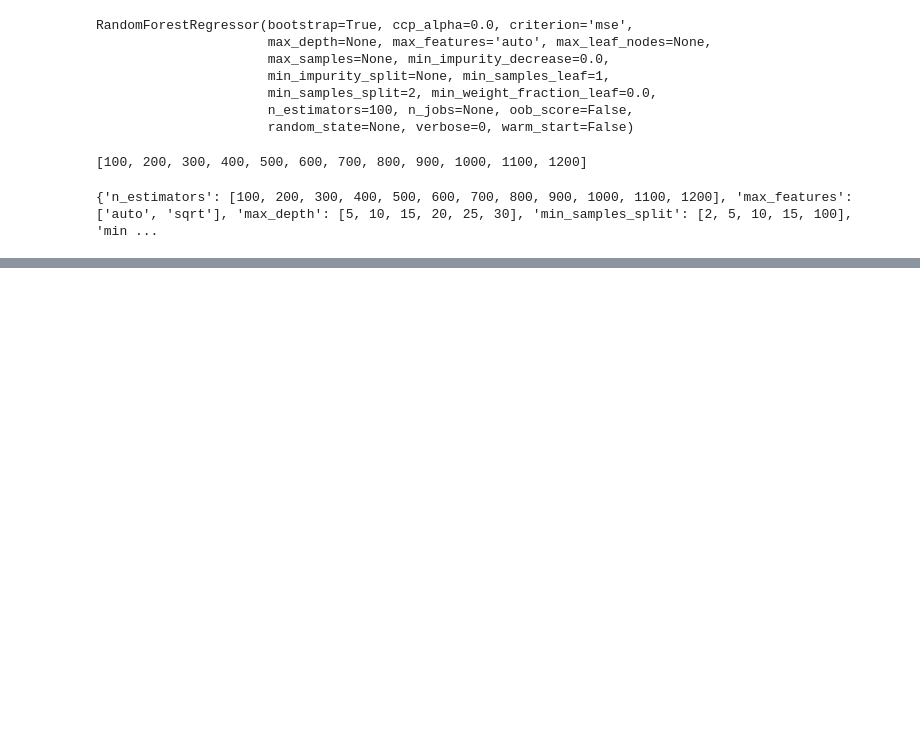
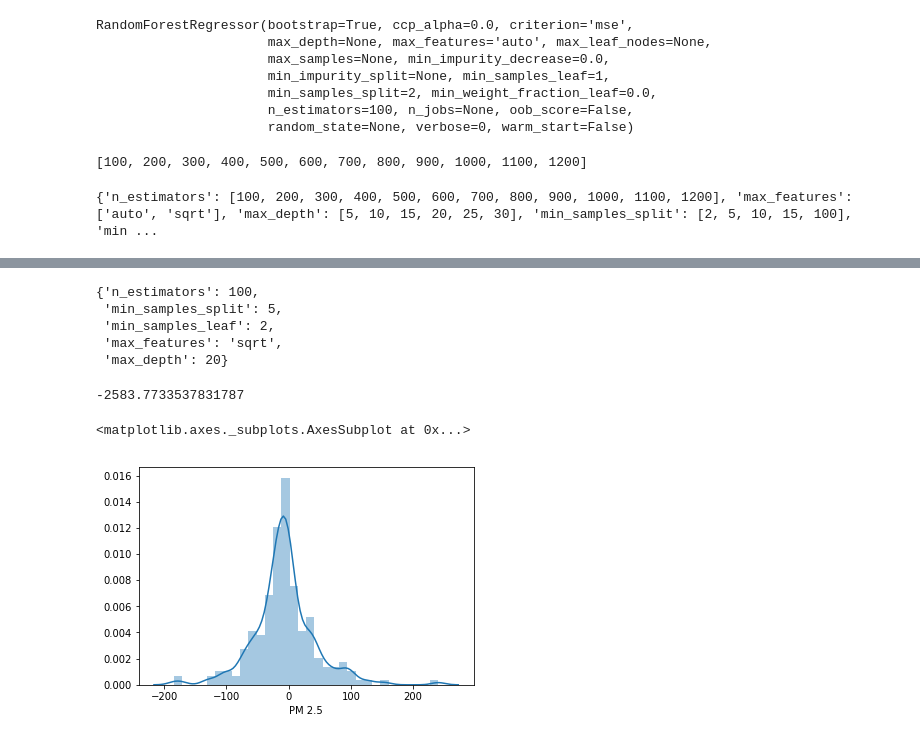
Before and after one commit to ebin0402/Air_Quality_Index_Prediction, a Jupyter notebook: RandomForestRegressor.ipynb, the cells around one changed output, grey strips where cells are left out. Drawn from its saved outputs; the diff is of its cells as text; code cells hidden in the pictures; blank space fills up the shorter version.

Commit message:
AQI Decision tree regression model and random forest regression model

```diff
--- a/RandomForestRegressor.ipynb
+++ b/RandomForestRegressor.ipynb
@@ -253,0 +272,19 @@ Fitting 5 folds for each of 100 candidates, totalling 500 fits
+# %%
+rf_random.best_params_
+# %% [output]
+{'n_estimators': 100,
+ 'min_samples_split': 5,
+ 'min_samples_leaf': 2,
+ 'max_features': 'sqrt',
+ 'max_depth': 20}
+# %%
+rf_random.best_score_
+# %% [output]
+-2583.7733537831787
+# %%
+predictions=rf_random.predict(X_test)
+# %%
+sns.distplot(y_test-predictions)
+# %% [output]
+<matplotlib.axes._subplots.AxesSubplot at 0x...>
+[figure, added]
```
Also changed, not shown: parts of 4 cells of this notebook, 1 other file.
